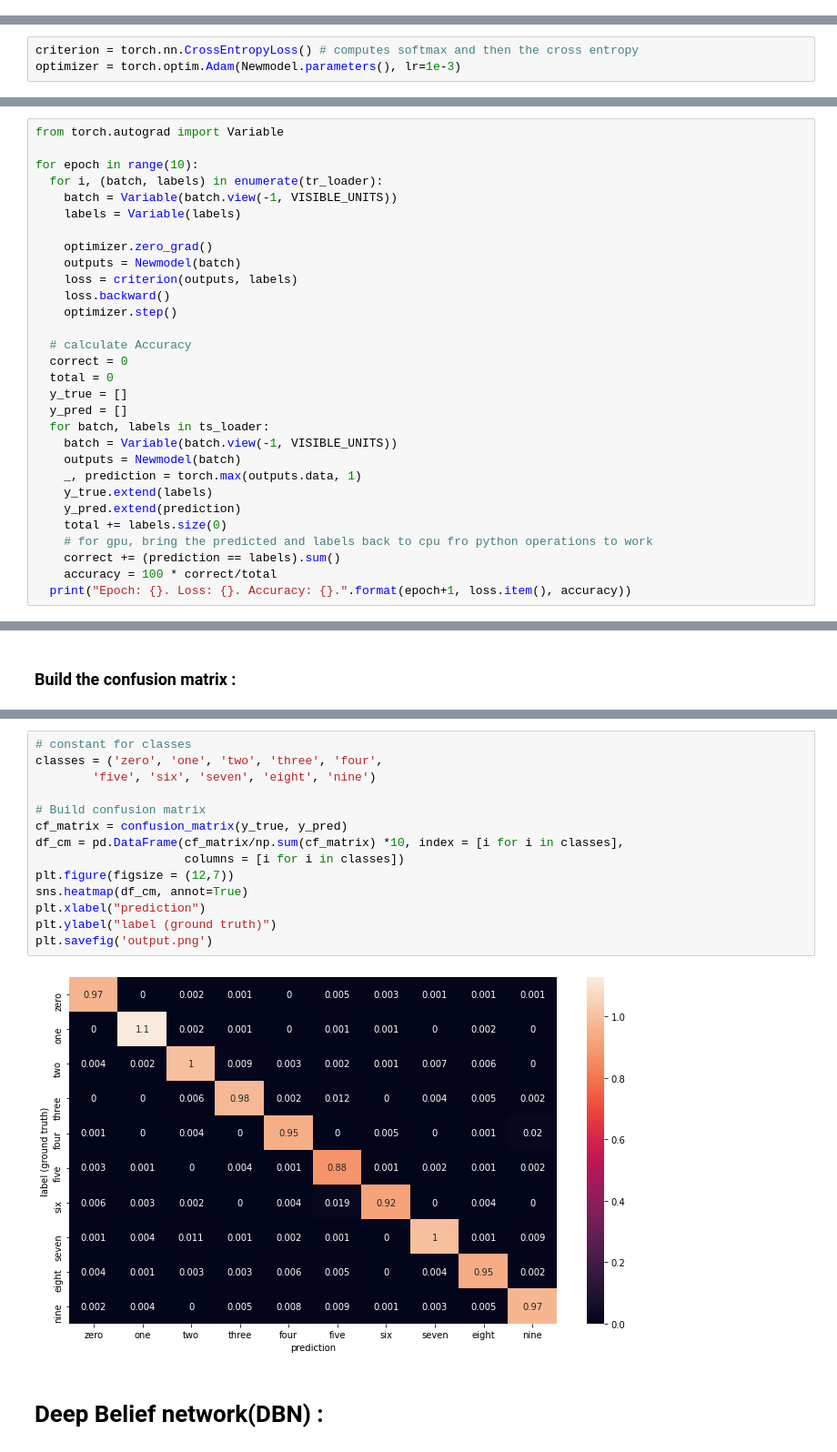
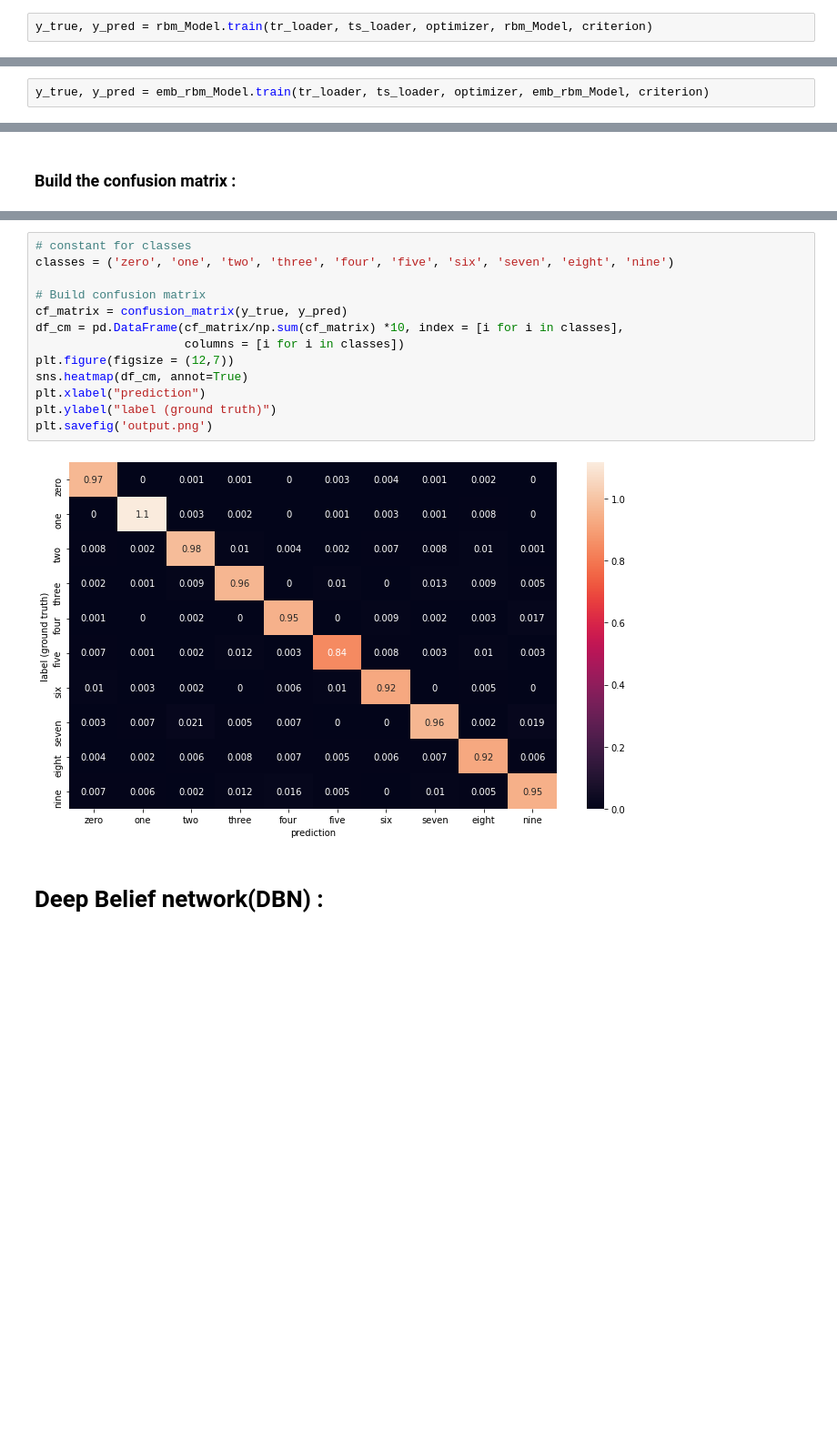
Before and after one commit to lilanpei/Restricted-Boltzmann-Machine-and-Deep-Belief-Network-on-MINIST, a Jupyter notebook: RBM&DBN_on_MNIST.ipynb, the cells around one changed output, grey strips where cells are left out. Shown at 91% size. Cells and saved outputs as stored; diff of their text form; blank space fills up the shorter version.

```diff
--- a/RBM&DBN_on_MNIST.ipynb
+++ b/RBM&DBN_on_MNIST.ipynb
@@ -180,0 +177,2 @@ Epoch: 10. Loss: 0.052331894636154175. Accuracy: 91.75.
+# %%
+y_true, y_pred = rbm_Model.train(tr_loader, ts_loader, optimizer, rbm_Model, criterion)
@@ -237,35 +286,2 @@ Newmodel = NewNet(VISIBLE_UNITS, 10)
-# %%
-criterion = torch.nn.CrossEntropyLoss() # computes softmax and then the cross entropy
-optimizer = torch.optim.Adam(Newmodel.parameters(), lr=1e-3)
 # %% [markdown]
 ### Train the classifier :
-# %%
-from torch.autograd import Variable
-
-for epoch in range(10):
-  for i, (batch, labels) in enumerate(tr_loader):
-    batch = Variable(batch.view(-1, VISIBLE_UNITS))
-    labels = Variable(labels)
-
-    optimizer.zero_grad()
-    outputs = Newmodel(batch)
-    loss = criterion(outputs, labels)
-    loss.backward()
-    optimizer.step()
-
-  # calculate Accuracy
-  correct = 0
-  total = 0
-  y_true = []
-  y_pred = []
-  for batch, labels in ts_loader:
-    batch = Variable(batch.view(-1, VISIBLE_UNITS))
-    outputs = Newmodel(batch)
-    _, prediction = torch.max(outputs.data, 1)
-    y_true.extend(labels)
-    y_pred.extend(prediction)
-    total += labels.size(0)
-    # for gpu, bring the predicted and labels back to cpu fro python operations to work
-    correct += (prediction == labels).sum()
-    accuracy = 100 * correct/total
-  print("Epoch: {}. Loss: {}. Accuracy: {}.".format(epoch+1, loss.item(), accuracy))
@@ -282,0 +288,2 @@ Epoch: 10. Loss: 0.0007582732359878719. Accuracy: 97.3499984741211.
+# %%
+y_true, y_pred = emb_rbm_Model.train(tr_loader, ts_loader, optimizer, emb_rbm_Model, criterion)
@@ -320,18 +347,17 @@ plt.show()
 # %%
 # constant for classes
-classes = ('zero', 'one', 'two', 'three', 'four',
-        'five', 'six', 'seven', 'eight', 'nine')
+classes = ('zero', 'one', 'two', 'three', 'four', 'five', 'six', 'seven', 'eight', 'nine')
 
 # Build confusion matrix
 cf_matrix = confusion_matrix(y_true, y_pred)
 df_cm = pd.DataFrame(cf_matrix/np.sum(cf_matrix) *10, index = [i for i in classes],
                      columns = [i for i in classes])
 plt.figure(figsize = (12,7))
 sns.heatmap(df_cm, annot=True)
 plt.xlabel("prediction")
 plt.ylabel("label (ground truth)")
 plt.savefig('output.png')
 # %% [output]
-[figure, old version]
+[figure, new version]
 # %% [markdown]
 # **Deep Belief network(DBN)** :
```
Also changed, not shown: parts of 64 cells of this notebook.
